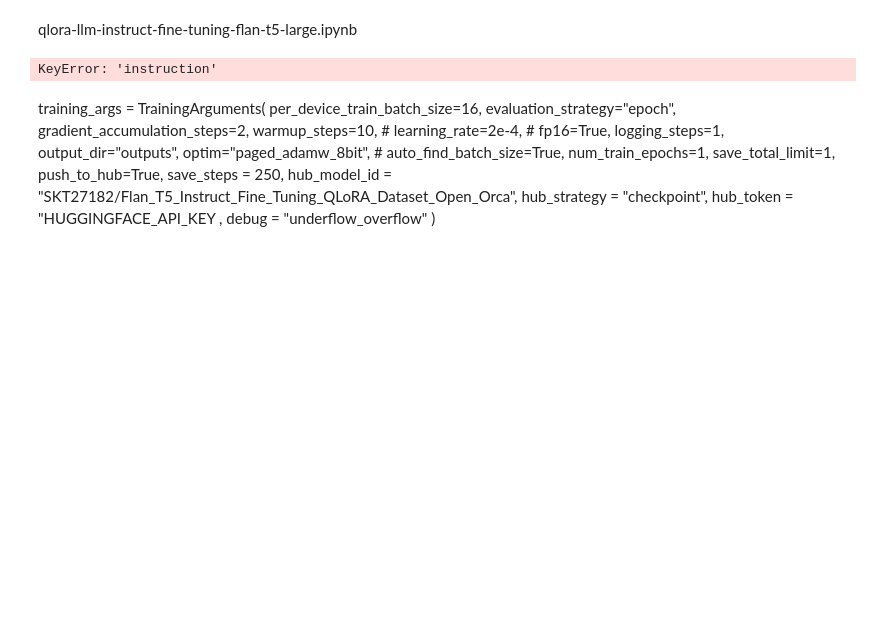
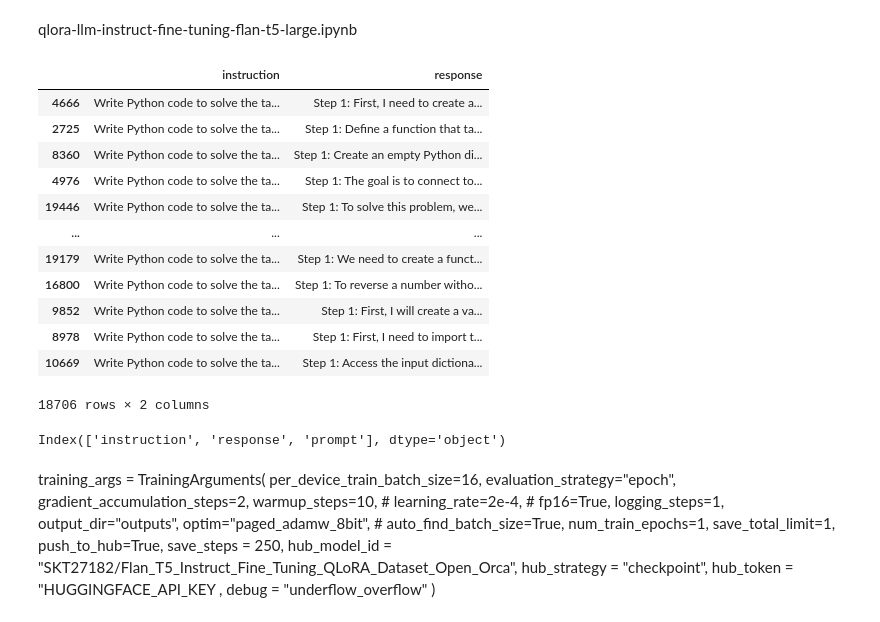
Before and after one commit to SIVASKANDAN-P/PYTHON-CODE-HINT, a Jupyter notebook: Code_solution_experimentation.ipynb, the cells around one changed output. Saved outputs shown, nothing was run; the diff lists cells and outputs as text; code cells hidden in the pictures; blank space fills up the shorter version.

```diff
--- a/Code_solution_experimentation.ipynb
+++ b/Code_solution_experimentation.ipynb
@@ -389,13 +389,30 @@ def prompt_instruction_format(sample):
 # %%
 def tokenize_function(sample):
     return tokenizer(sample, padding="max_length", truncation=True)
+# %%
+train_dataset
+# %% [output]
+|  | instruction | response |
+| 4666 | Write Python code to solve the ta... | Step 1: First, I need to create a... |
+| 2725 | Write Python code to solve the ta... | Step 1: Define a function that ta... |
+| 8360 | Write Python code to solve the ta... | Step 1: Create an empty Python di... |
+| 4976 | Write Python code to solve the ta... | Step 1: The goal is to connect to... |
+| 19446 | Write Python code to solve the ta... | Step 1: To solve this problem, we... |
+| ... | ... | ... |
+| 19179 | Write Python code to solve the ta... | Step 1: We need to create a funct... |
+| 16800 | Write Python code to solve the ta... | Step 1: To reverse a number witho... |
+| 9852 | Write Python code to solve the ta... | Step 1: First, I will create a va... |
+| 8978 | Write Python code to solve the ta... | Step 1: First, I need to import t... |
+| 10669 | Write Python code to solve the ta... | Step 1: Access the input dictiona... |
+18706 rows × 2 columns
 # %%
-train_dataset['prompt'] = train_dataset.apply(prompt_instruction_format)
-#train_dataset['input_ids'] = train_dataset['instruction'].apply(tokenize_function)
+
+train_dataset_tokenised['instruction'] = train_dataset.apply(prompt_instruction_format,axis=1)
+train_dataset_tokenised['input_ids'] = train_dataset['instruction'].apply(tokenize_function)
-# %% [output]
-KeyError: 'instruction'
 # %%
-train_dataset.columns
+train_dataset_tokenised.columns
+# %% [output]
+Index(['instruction', 'response', 'prompt'], dtype='object')
 # %%
 dataset = train_dataset.apply(prompt_instruction_format, axis=1)
 # %%
```
Also changed, not shown: parts of 1 cell of this notebook.
